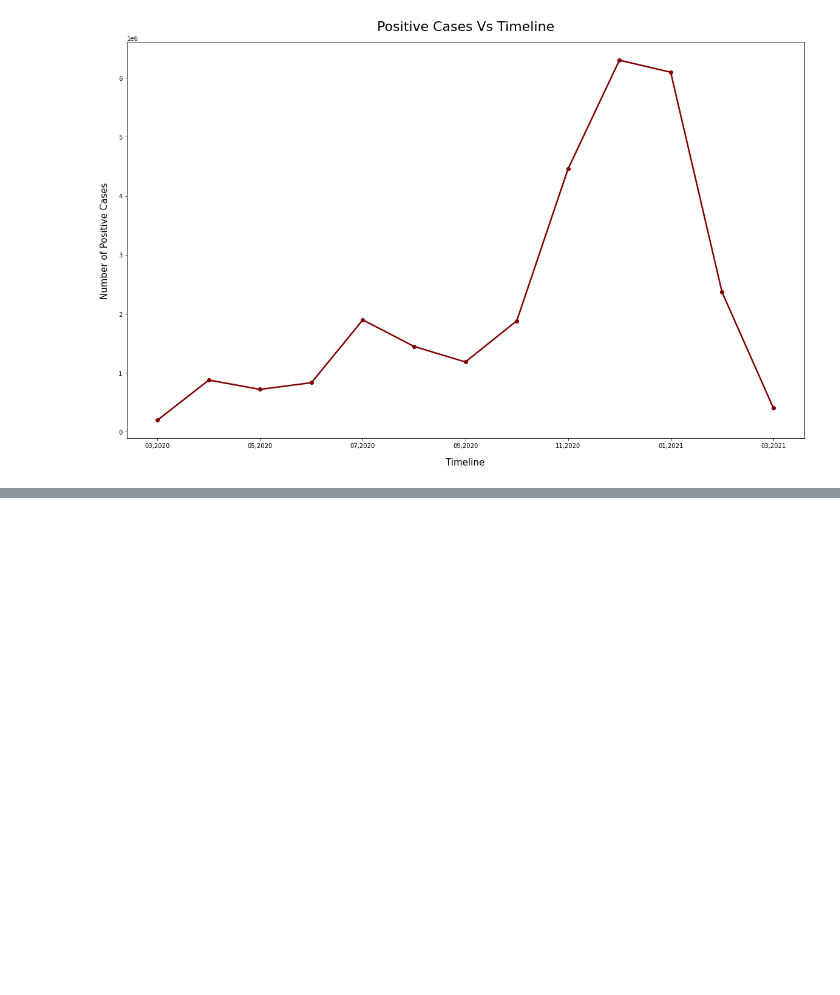
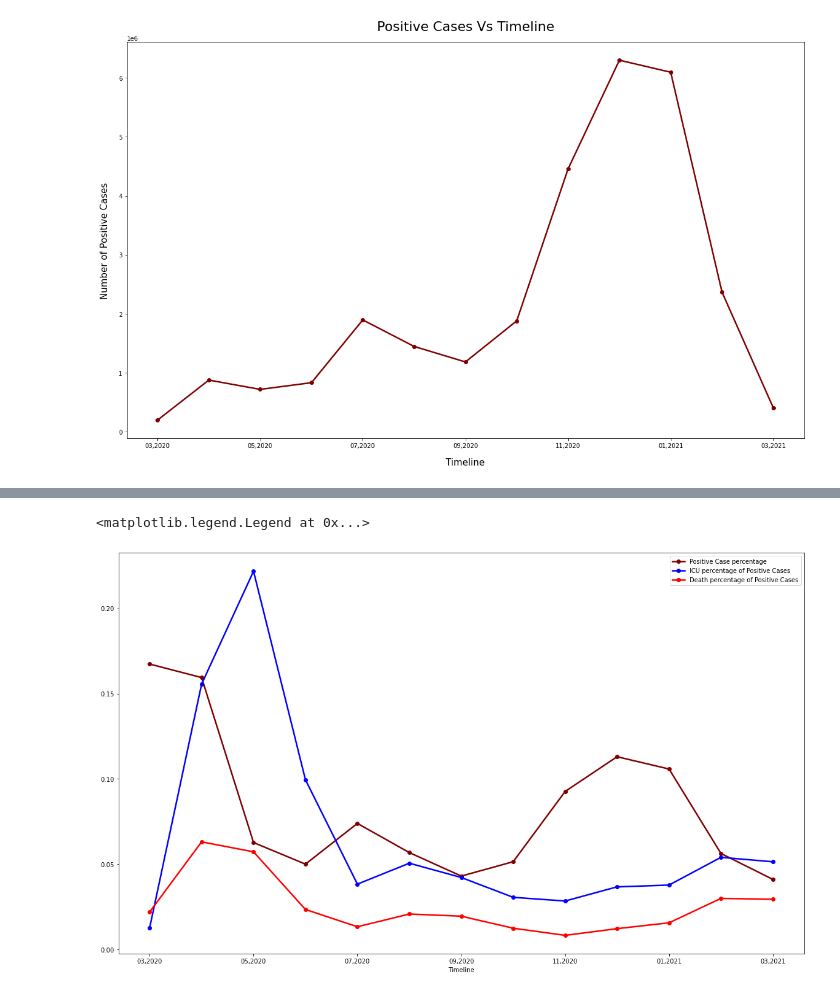
Before and after one commit to Subbagari1985/COVID-19-impact-on-Hospital-systems, a Jupyter notebook: Covid_Analysis.ipynb, the cells around one changed output, grey strips where cells are left out. Cells and saved outputs as stored; diff of their text form; code cells hidden in the pictures; blank space fills up the shorter version.

```diff
--- a/Covid_Analysis.ipynb
+++ b/Covid_Analysis.ipynb
@@ -278,0 +494,8 @@ plt.title("OnVentilator Vs Timeline", y=1.02, fontsize=22);
+# %%
+Positve_percent_lineplot = Grouped_Covid_Timeline_Df_Positve_percent.set_index('Timeline')['Positive Case percentage'].plot(figsize=(20, 12), linewidth=2.5, color='maroon', marker='o')
+ICU_percent_lineplot = Grouped_Covid_Timeline_Df_Positve_and_ICU_percent.set_index('Timeline')['ICU percentage of Positive Cases'].plot(figsize=(20, 12), linewidth=2.5, color='blue', marker='o')
+Deaths_percent_lineplot = Grouped_Covid_Timeline_Df_Positve_and_ICU_percent_and_deaths.set_index('Timeline')['Death percentage of Positive Cases'].plot(figsize=(20, 12), linewidth=2.5, color='red', marker='o')
+plt.legend()
+# %% [output]
+<matplotlib.legend.Legend at 0x...>
+[figure, added]
```
Also changed, not shown: parts of 17 cells of this notebook.
